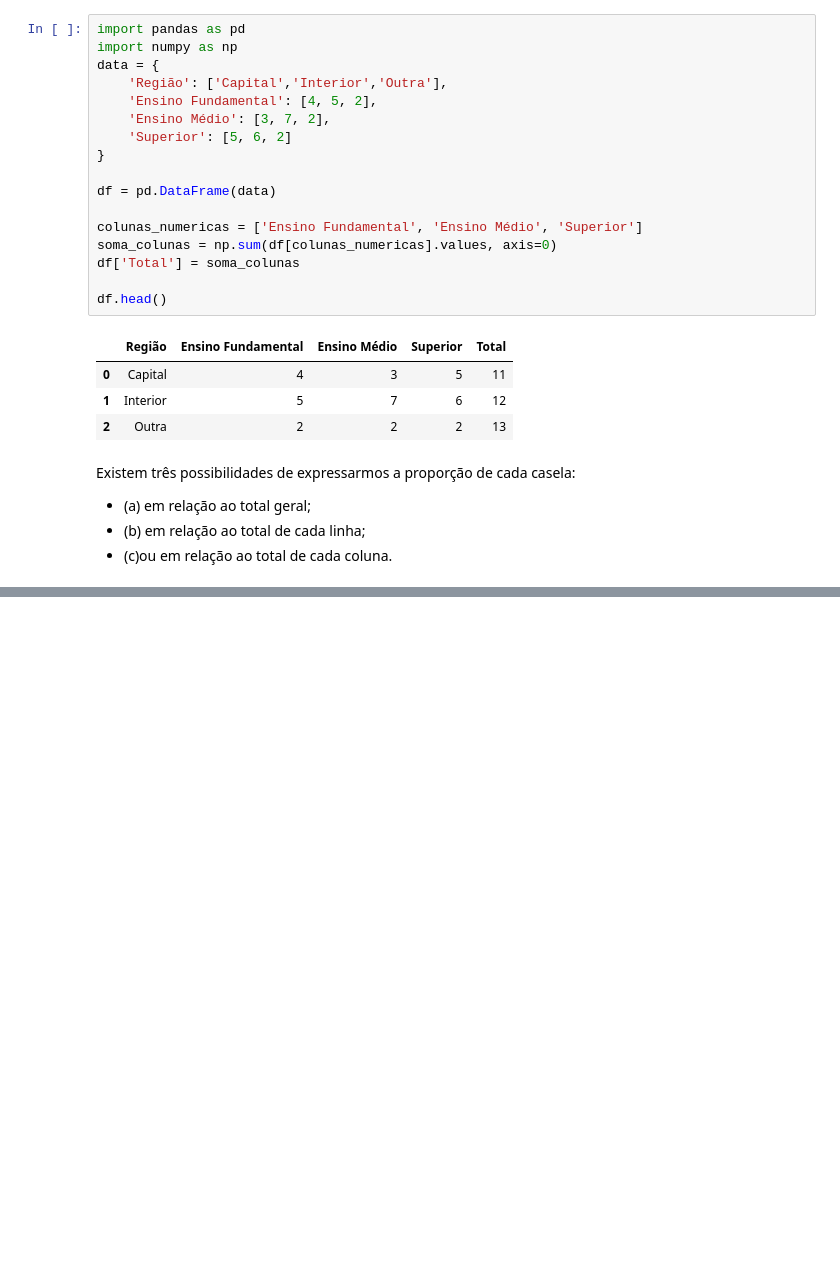
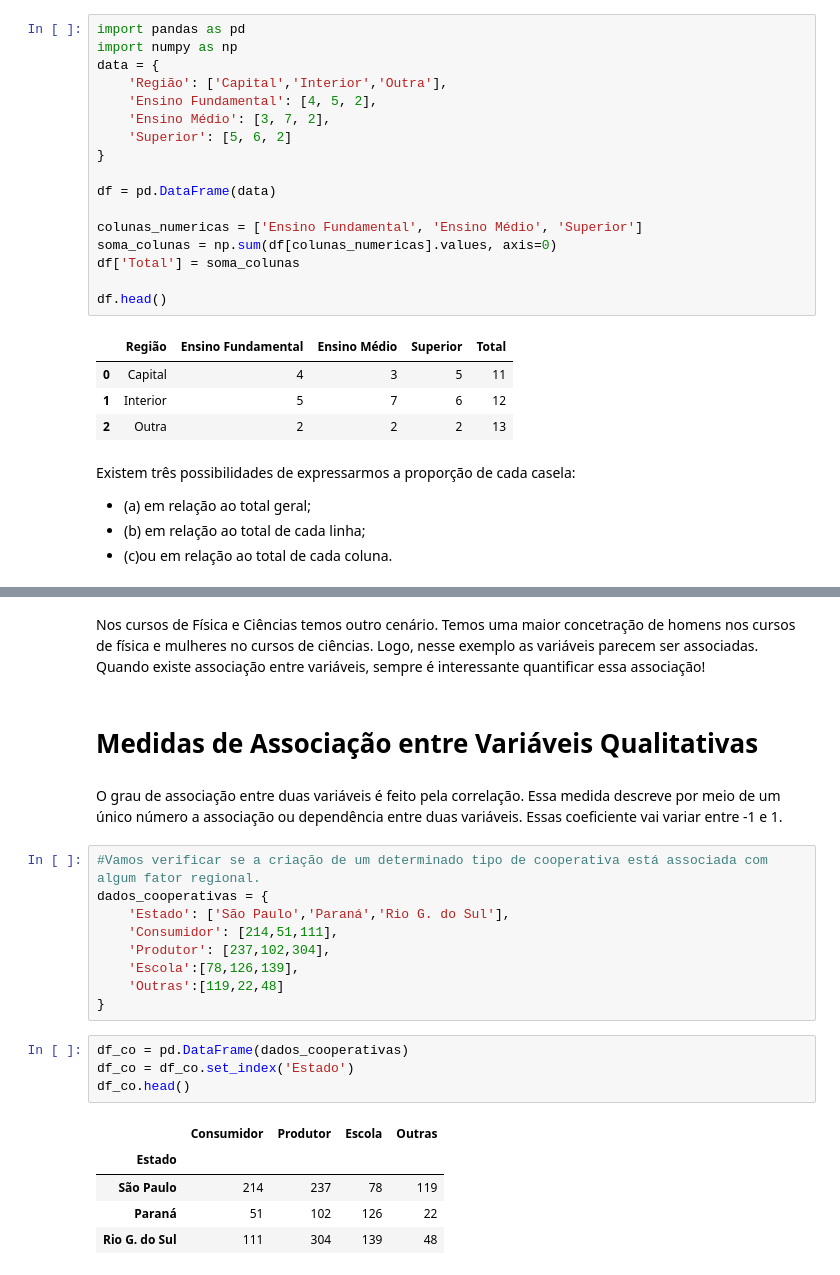
Before and after one commit to eduardamota/math-statistics-algebra, a Jupyter notebook: analise-bidimensional.ipynb, the cells around one changed output, grey strips where cells are left out. Saved outputs shown, nothing was run; the diff lists cells and outputs as text; blank space fills up the shorter version.

```diff
--- a/analise-bidimensional.ipynb
+++ b/analise-bidimensional.ipynb
@@ -60,0 +135,26 @@ Observamos que
+# %% [markdown]
+Nos cursos de Física e Ciências temos outro cenário. Temos uma maior concetração de homens nos cursos de física e mulheres no cursos de ciências. Logo, nesse exemplo as variáveis parecem ser associadas.
+Quando existe associação entre variáveis, sempre é interessante quantificar essa associação!
+# %% [markdown]
+#  Medidas de Associação entre Variáveis Qualitativas
+# %% [markdown]
+O grau de associação entre duas variáveis é feito pela correlação. Essa medida descreve por meio de um único número a associação ou dependência entre duas variáveis. Essas coeficiente vai variar entre -1 e 1.
+# %%
+#Vamos verificar se a criação de um determinado tipo de cooperativa está associada com algum fator regional.
+dados_cooperativas = {
+    'Estado': ['São Paulo','Paraná','Rio G. do Sul'],
+    'Consumidor': [214,51,111],
+    'Produtor': [237,102,304],
+    'Escola':[78,126,139],
+    'Outras':[119,22,48]
+}
+# %%
+df_co = pd.DataFrame(dados_cooperativas)
+df_co = df_co.set_index('Estado')
+df_co.head()
+# %% [output]
+|  | Consumidor | Produtor | Escola | Outras |
+| Estado |  |  |  |  |
+| São Paulo | 214 | 237 | 78 | 119 |
+| Paraná | 51 | 102 | 126 | 22 |
+| Rio G. do Sul | 111 | 304 | 139 | 48 |
```
Also changed, not shown: parts of 22 cells of this notebook.
